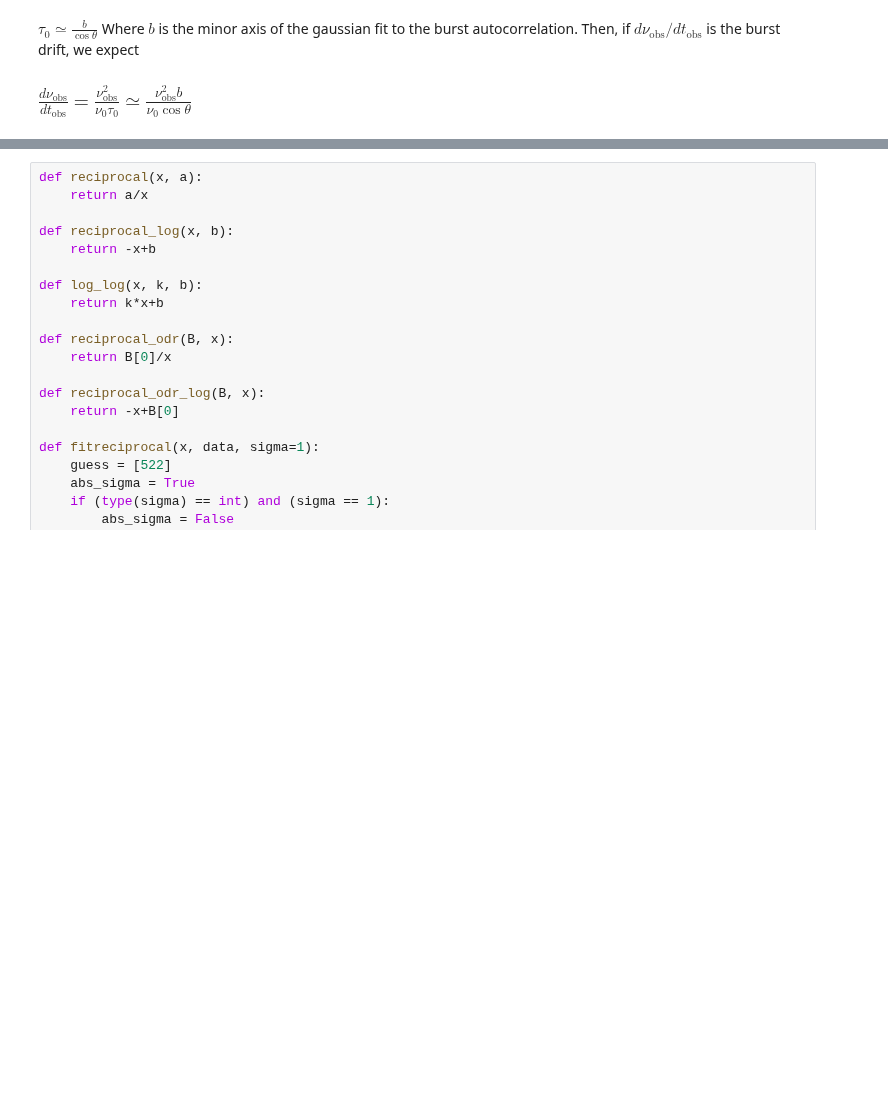
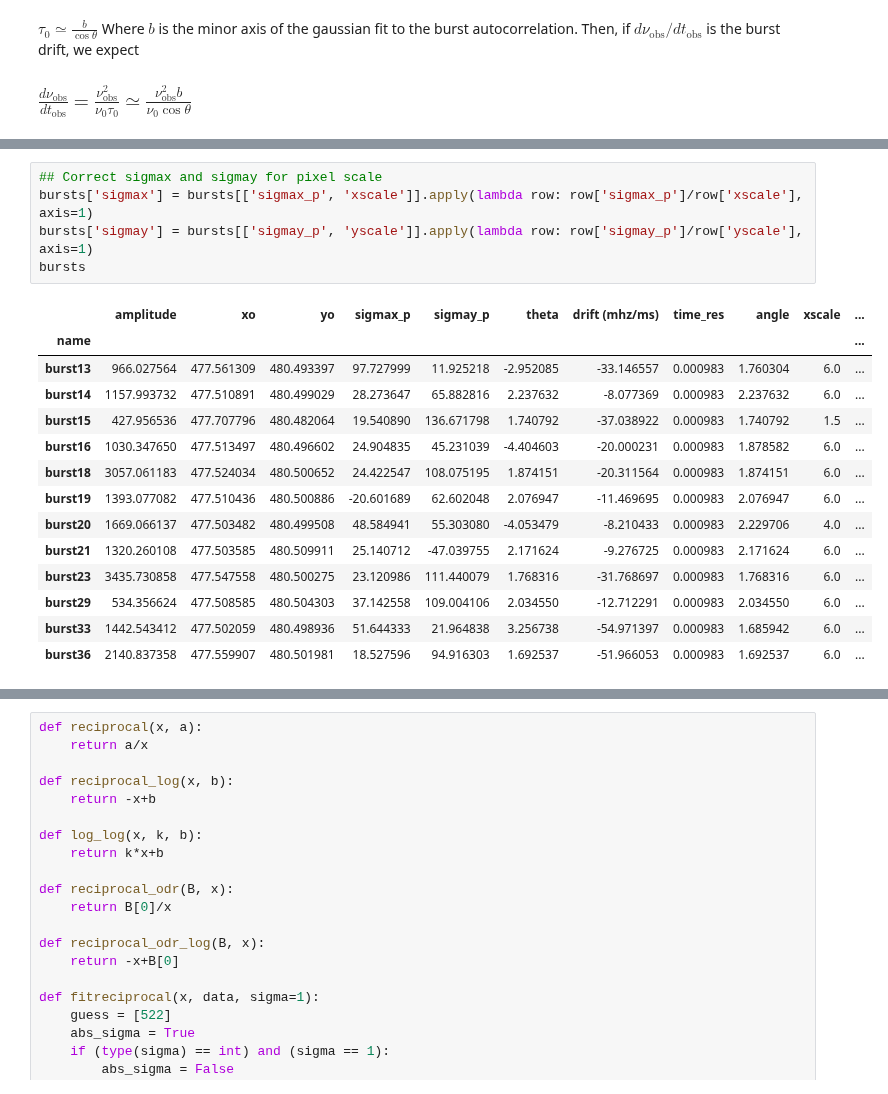
Before and after one commit to mef51/subdriftlaw, a Jupyter notebook: universal/Tobs_universal.ipynb, the cells around one changed output, grey strips where cells are left out. Saved outputs shown, nothing was run; the diff lists cells and outputs as text; blank space fills up the shorter version.

```diff
--- a/Tobs.ipynb
+++ b/universal/Tobs_universal.ipynb
@@ -44,3 +23,23 @@ bursts
+# %%
+## Correct sigmax and sigmay for pixel scale
+bursts['sigmax'] = bursts[['sigmax_p', 'xscale']].apply(lambda row: row['sigmax_p']/row['xscale'], axis=1)
+bursts['sigmay'] = bursts[['sigmay_p', 'yscale']].apply(lambda row: row['sigmay_p']/row['yscale'], axis=1)
+bursts
+# %% [output]
+|  | amplitude | xo | yo | sigmax_p | sigmay_p | theta | drift (mhz/ms) | time_res | angle | xscale | ... |
+| name |  |  |  |  |  |  |  |  |  |  | ... |
+| burst13 | 966.027564 | 477.561309 | 480.493397 | 97.727999 | 11.925218 | -2.952085 | -33.146557 | 0.000983 | 1.760304 | 6.0 | ... |
+| burst14 | 1157.993732 | 477.510891 | 480.499029 | 28.273647 | 65.882816 | 2.237632 | -8.077369 | 0.000983 | 2.237632 | 6.0 | ... |
+| burst15 | 427.956536 | 477.707796 | 480.482064 | 19.540890 | 136.671798 | 1.740792 | -37.038922 | 0.000983 | 1.740792 | 1.5 | ... |
+| burst16 | 1030.347650 | 477.513497 | 480.496602 | 24.904835 | 45.231039 | -4.404603 | -20.000231 | 0.000983 | 1.878582 | 6.0 | ... |
+| burst18 | 3057.061183 | 477.524034 | 480.500652 | 24.422547 | 108.075195 | 1.874151 | -20.311564 | 0.000983 | 1.874151 | 6.0 | ... |
+| burst19 | 1393.077082 | 477.510436 | 480.500886 | -20.601689 | 62.602048 | 2.076947 | -11.469695 | 0.000983 | 2.076947 | 6.0 | ... |
+| burst20 | 1669.066137 | 477.503482 | 480.499508 | 48.584941 | 55.303080 | -4.053479 | -8.210433 | 0.000983 | 2.229706 | 4.0 | ... |
+| burst21 | 1320.260108 | 477.503585 | 480.509911 | 25.140712 | -47.039755 | 2.171624 | -9.276725 | 0.000983 | 2.171624 | 6.0 | ... |
+| burst23 | 3435.730858 | 477.547558 | 480.500275 | 23.120986 | 111.440079 | 1.768316 | -31.768697 | 0.000983 | 1.768316 | 6.0 | ... |
+| burst29 | 534.356624 | 477.508585 | 480.504303 | 37.142558 | 109.004106 | 2.034550 | -12.712291 | 0.000983 | 2.034550 | 6.0 | ... |
+| burst33 | 1442.543412 | 477.502059 | 480.498936 | 51.644333 | 21.964838 | 3.256738 | -54.971397 | 0.000983 | 1.685942 | 6.0 | ... |
+| burst36 | 2140.837358 | 477.559907 | 480.501981 | 18.527596 | 94.916303 | 1.692537 | -51.966053 | 0.000983 | 1.692537 | 6.0 | ... |
 # %%
 bursts['drift_abs'] = abs(bursts['drift (mhz/ms)'])
 bursts['min_sigma'] = bursts[['sigmax','sigmay']].apply(lambda row: min(row['sigmax'], row['sigmay']), axis=1)
```
Also changed, not shown: parts of 6 cells of this notebook, 13 other files.
